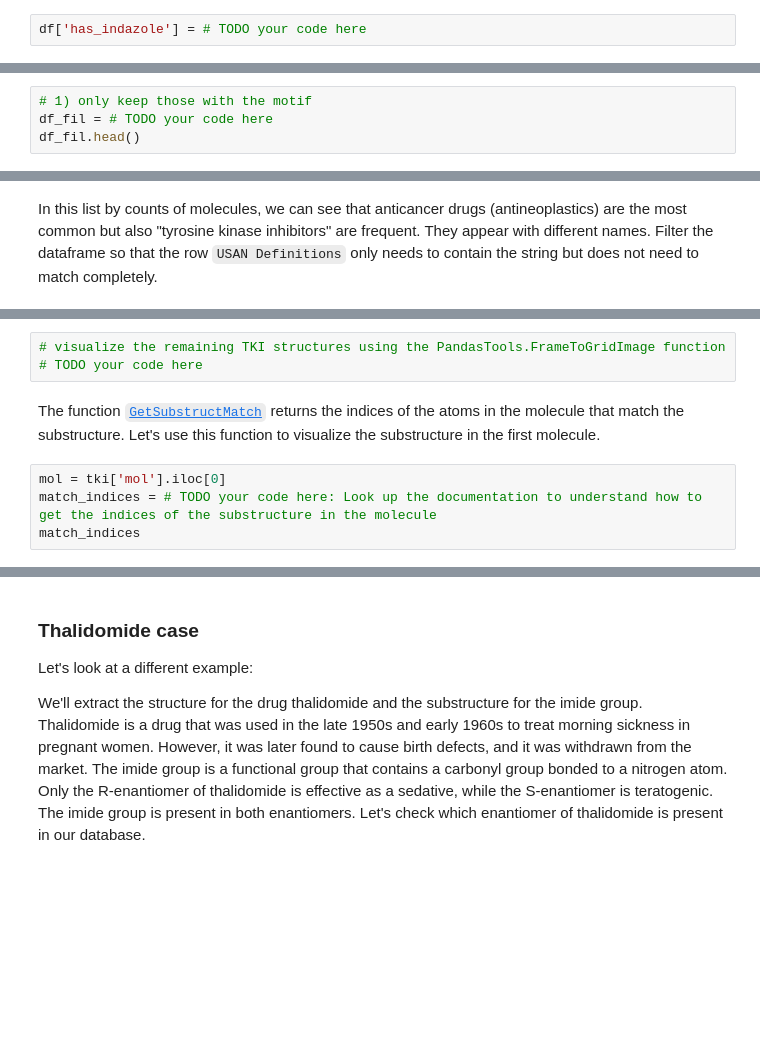
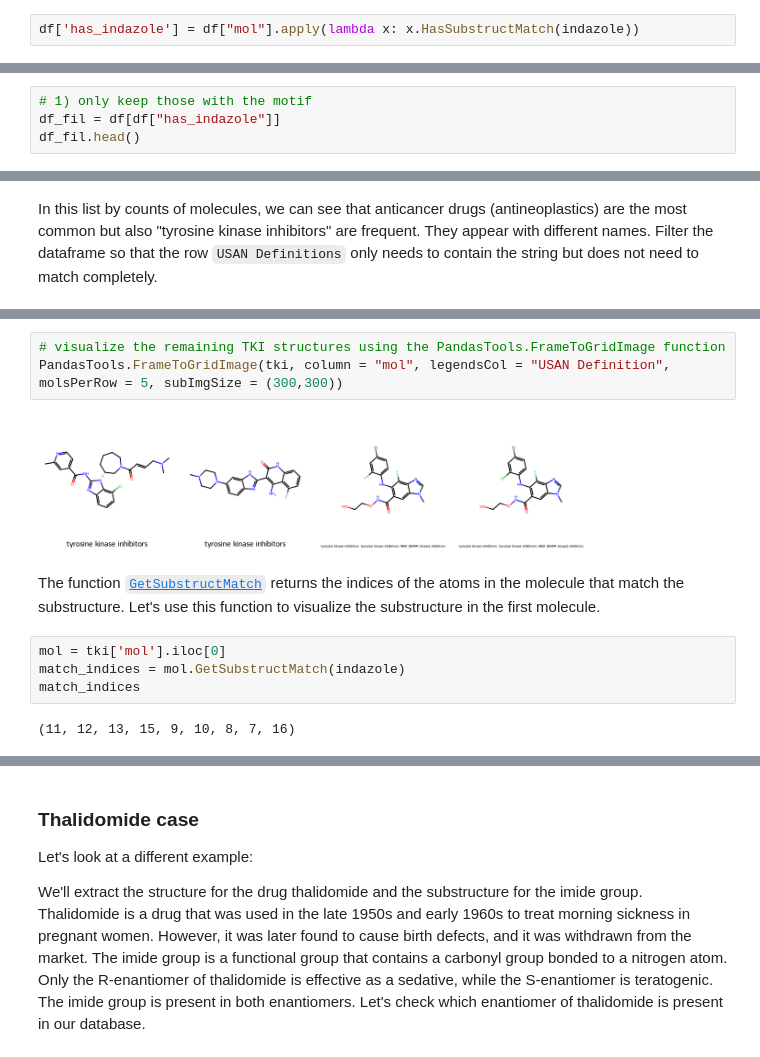
Before and after one commit to philippeloe/practical-programming-in-chemistry-exercises, a Jupyter notebook: week_06/06_exercises.ipynb, the cells around one changed output, grey strips where cells are left out. Saved outputs shown, nothing was run; the diff lists cells and outputs as text; blank space fills up the shorter version.

```diff
--- a/week_06/06_exercises.ipynb
+++ b/week_06/06_exercises.ipynb
@@ -57,7 +71,7 @@ test_mol
 # %% [markdown]
 Now, let's query all the drug molecules for the presence of the hinge binding motif. use the [`HasSubstructMatch`](https://www.rdkit.org/docs/source/rdkit.Chem.rdchem.html#rdkit.Chem.rdchem.Mol.HasSubstructMatch) function in combinations with `pandas.apply` to check if the molecule contains the motif.
-# %%
-df['has_indazole'] = # TODO your code here
+# %%
+df['has_indazole'] = df["mol"].apply(lambda x: x.HasSubstructMatch(indazole))
 # %% [markdown]
 `USAN Definitions` roughly tell us what class of drug we are looking at. We'll remove missing values for analysis purposes.
 # %%
@@ -70,5 +92,5 @@ Filter the molecules:
 * only keep molecules that are tyrosine kinase inhibitors
 # %%
 # 1) only keep those with the motif
-df_fil = # TODO your code here
+df_fil = df[df["has_indazole"]]
 df_fil.head()
@@ -90,12 +163,16 @@ tki
 # %%
 # visualize the remaining TKI structures using the PandasTools.FrameToGridImage function
-# TODO your code here
+PandasTools.FrameToGridImage(tki, column = "mol", legendsCol = "USAN Definition", molsPerRow = 5, subImgSize = (300,300))
+# %% [output]
+[figure, added]
 # %% [markdown]
 The function [`GetSubstructMatch`](https://www.rdkit.org/docs/source/rdkit.Chem.rdchem.html#rdkit.Chem.rdchem.Mol.GetSubstructMatch) returns the indices of the atoms in the molecule that match the substructure. Let's use this function to visualize the substructure in the first molecule.
-# %%
-mol = tki['mol'].iloc[0]
-match_indices = # TODO your code here: Look up the documentation to understand how to get the indices of the substructure in the molecule
-match_indices
+# %%
+mol = tki['mol'].iloc[0]
+match_indices = mol.GetSubstructMatch(indazole)
+match_indices
+# %% [output]
+(11, 12, 13, 15, 9, 10, 8, 7, 16)
 # %%
 #  highlight the indazole motif using the Draw.MolToImage function
 from rdkit.Chem import Draw
```
Also changed, not shown: parts of 43 cells of this notebook, 1 other file.
